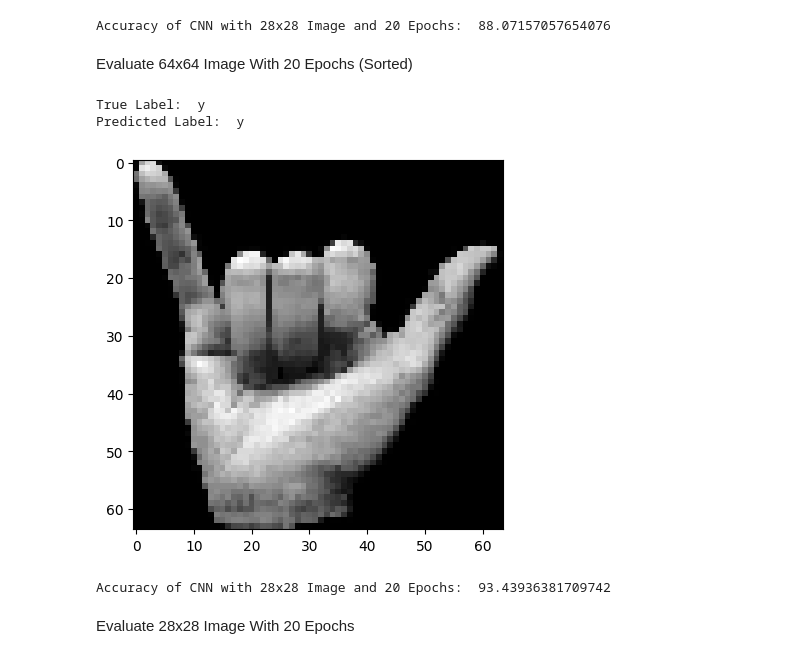
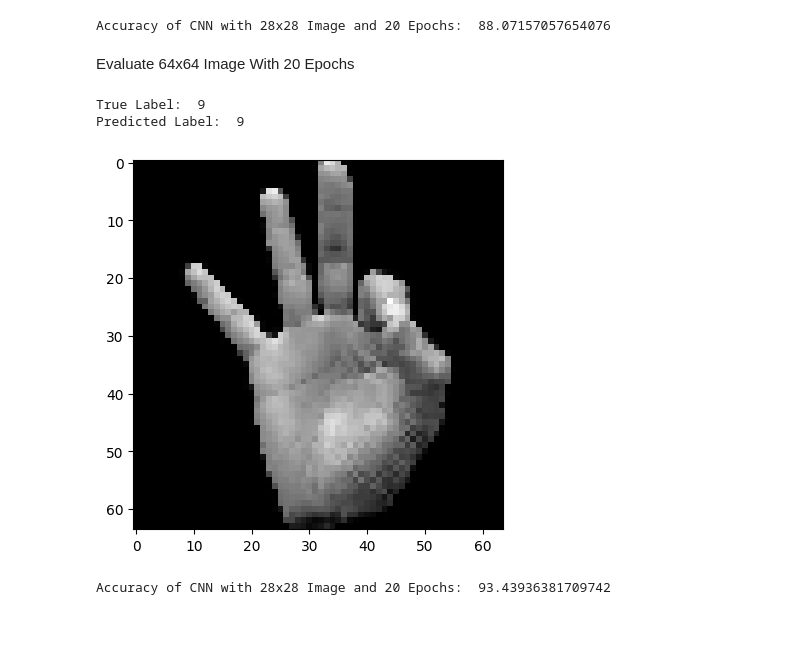
Before and after one commit to aaryangpatel/ASL-CNN, a Jupyter notebook: Model/ASLModel.ipynb, the cells around one changed output. Cells and saved outputs as stored; diff of their text form; code cells hidden in the pictures; blank space fills up the shorter version.

```diff
--- a/Model/ASLModel.ipynb
+++ b/Model/ASLModel.ipynb
@@ -193,17 +193,15 @@ Predicted Label:  s
 [figure]
 Accuracy of CNN with 28x28 Image and 20 Epochs:  88.07157057654076
 # %% [markdown]
-Evaluate 64x64 Image With 20 Epochs (Sorted)
+Evaluate 64x64 Image With 20 Epochs
 # %%
-model_path = '/Users/aaryanpatel/Documents/ComputerScience/CSC590MachineLearning/ASL-CNN/ASL_trained_CNN64x64.pkl'
+model_path = '../ASL_trained_CNN64x64.pkl'
 
 CNN_model_64 = get_model(model_path)
 predict(CNN_model_64)
 print("Accuracy of CNN with 28x28 Image and 20 Epochs: ", accuracy(CNN_model_64))
 # %% [output]
-True Label:  y
-Predicted Label:  y
+True Label:  9
+Predicted Label:  9
-[figure, old version]
+[figure, new version]
 Accuracy of CNN with 28x28 Image and 20 Epochs:  93.43936381709742
-# %% [markdown]
-Evaluate 28x28 Image With 20 Epochs
```
Also changed, not shown: parts of 6 cells of this notebook.
